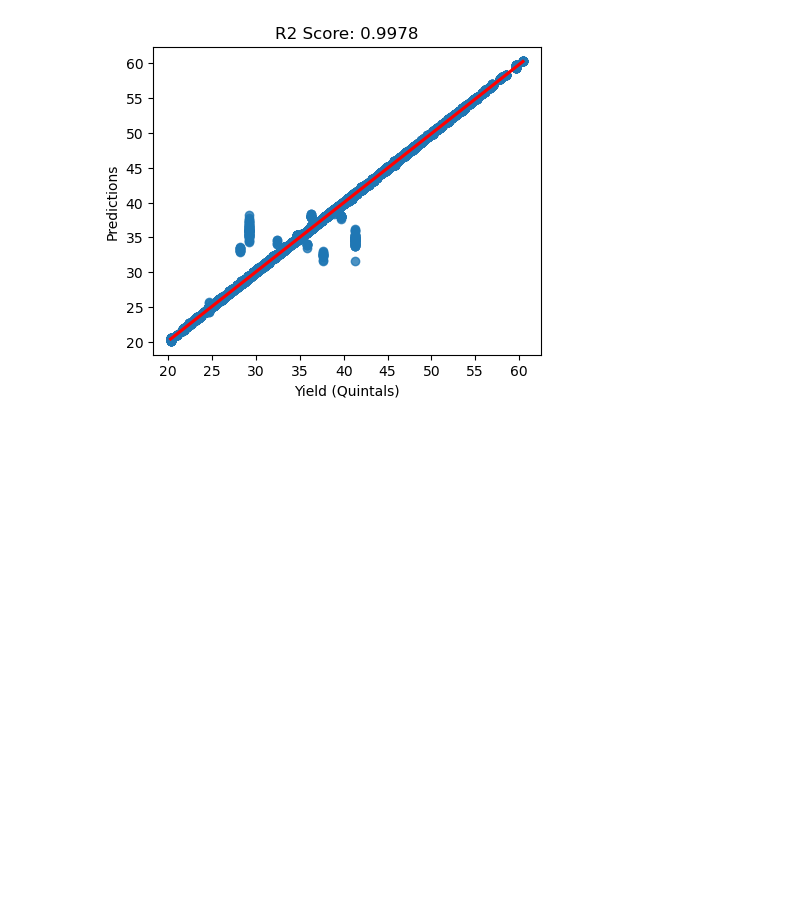
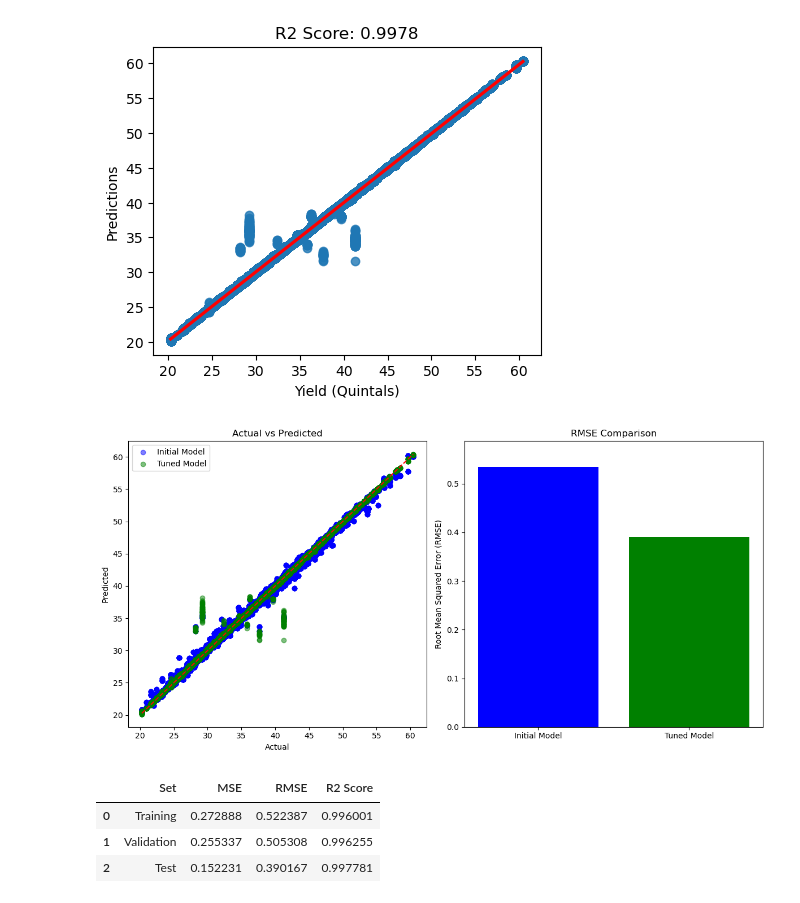
Before and after one commit to dragoscrisan7/Univeristy, a Jupyter notebook: UBB-CS/Year3/Sem2/Licenta/MLAlgorithms/Project-XGB/XGB_Project.ipynb, the cells around one changed output. Cells and saved outputs as stored; diff of their text form; code cells hidden in the pictures; blank space fills up the shorter version.

```diff
--- a/UBB-CS/Year3/Sem2/Licenta/MLAlgorithms/Project-XGB/XGB_Project.ipynb
+++ b/UBB-CS/Year3/Sem2/Licenta/MLAlgorithms/Project-XGB/XGB_Project.ipynb
@@ -240,11 +289,11 @@ y_test_tuned_pred = tuned_selection_model.predict(X_test)
 # %% [raw]
 # Test set evaluation
 # %%
-mse_test = mean_squared_error(y_test, y_test_tuned_pred)
-rmse_test = np.sqrt(mse_test)
-r2_test = r2_score(y_test, y_test_tuned_pred)
+mse_test_tuned = mean_squared_error(y_test, y_test_tuned_pred)
+rmse_test_tuned = np.sqrt(mse_test_tuned)
+r2_test_tuned = r2_score(y_test, y_test_tuned_pred)
 
-print(f"Mean Square Error: {mse_test:.4f}")
-print(f"Root Mean Square Error: {rmse_test:.4f}")
-print(f"R2 Score: {r2_test:.4f}")
+print(f"Tuned Model - Test Set\nMean Square Error: {mse_test_tuned:.4f}")
+print(f"Root Mean Square Error: {rmse_test_tuned:.4f}")
+print(f"R2 Score: {r2_test_tuned:.4f}")
 # %% [output]
@@ -262,3 +313,47 @@ plt.show()
 [figure]
 # %%
 tuned_selection_model.save_model('xgboost_model.json')
+# %%
+plt.figure(figsize=(12, 6))
+
+# Scatter plot of actual vs. predicted values for the test set
+plt.subplot(1, 2, 1)
+plt.scatter(y_test, y_test_pred, alpha=0.5, color='blue', label='Initial Model')
+plt.scatter(y_test, y_test_tuned_pred, alpha=0.5, color='green', label='Tuned Model')
+plt.plot([y_test.min(), y_test.max()], [y_test.min(), y_test.max()], 'r--')
+plt.title('Actual vs Predicted')
+plt.xlabel('Actual')
+plt.ylabel('Predicted')
+plt.legend()
+
+# Bar plot of RMSE comparison
+errors = {
+    'Initial Model': rmse_test,
+    'Tuned Model': rmse_test_tuned
+}
+plt.subplot(1, 2, 2)
+plt.bar(errors.keys(), errors.values(), color=['blue', 'green'])
+plt.title('RMSE Comparison')
+plt.ylabel('Root Mean Squared Error (RMSE)')
+plt.ylim(0, max(errors.values()) * 1.1)  # Adjust y-axis for better visualization
+
+plt.tight_layout()
+plt.savefig(os.path.join(cwd, "model_comparison.png"))
+plt.show()
+# %% [output]
+[figure, added]
+# %%
+metrics_df = pd.DataFrame({
+    'Set': ['Training', 'Validation', 'Test'],
+    'MSE': [mse_train, mse_val, mse_test],
+    'RMSE': [rmse_train, rmse_val, rmse_test],
+    'R2 Score': [r2_train, r2_val, r2_test]
+})
+
+# Display the DataFrame
+metrics_df
+# %% [output]
+|  | Set | MSE | RMSE | R2 Score |
+| 0 | Training | 0.272888 | 0.522387 | 0.996001 |
+| 1 | Validation | 0.255337 | 0.505308 | 0.996255 |
+| 2 | Test | 0.152231 | 0.390167 | 0.997781 |
```
Also changed, not shown: parts of 8 cells of this notebook, 27 other files.
